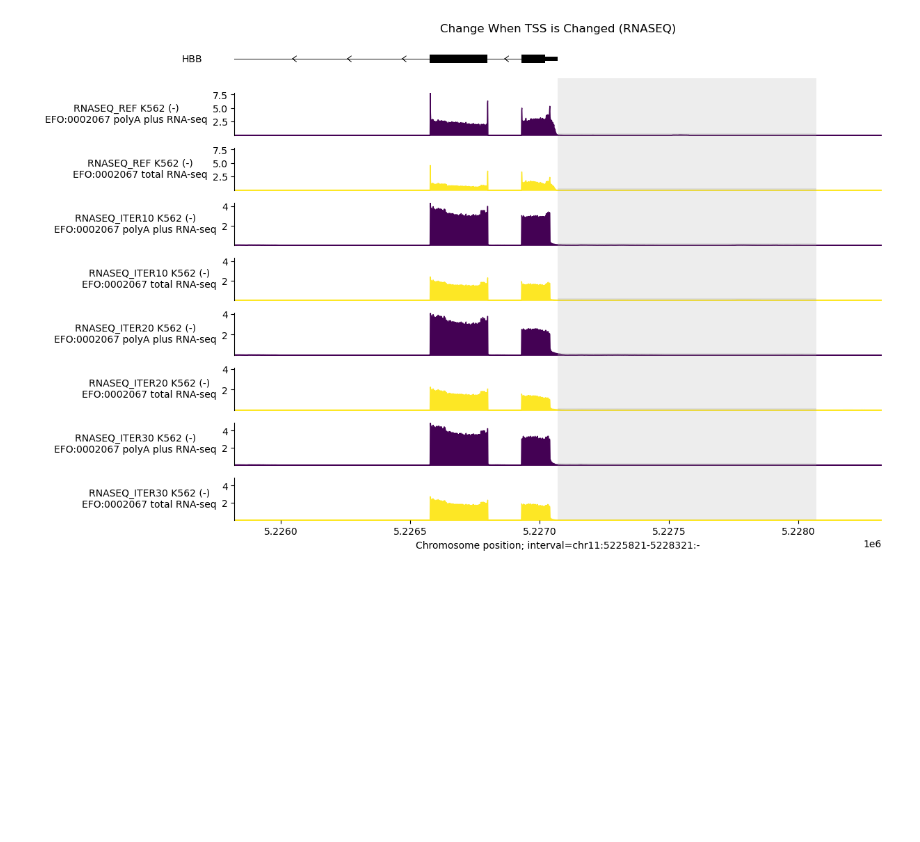
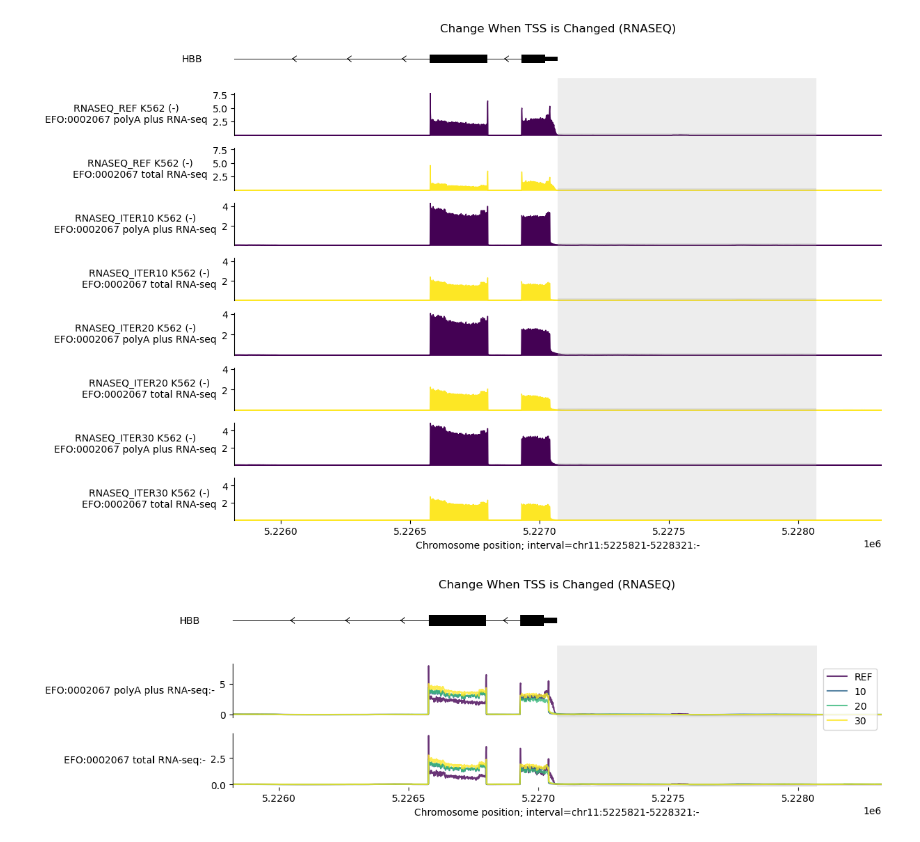
Before and after one commit to leemnj/iterative-dna-reconstruction, a Jupyter notebook: 03_dna-fm-to-alphagenome/regulator-to-alphagenome/load-and-insert-promoter.ipynb, the cells around one changed output. Cells and saved outputs as stored; diff of their text form; code cells hidden in the pictures; blank space fills up the shorter version.

```diff
--- a/03_dna-fm-to-alphagenome/regulator-to-alphagenome/load-and-insert-promoter.ipynb
+++ b/03_dna-fm-to-alphagenome/regulator-to-alphagenome/load-and-insert-promoter.ipynb
@@ -647,3 +651,34 @@ plot=pc.plot(
 # TODO
 # rna-seq은 overlaid 해서 판단을 더 해보는 것도 좋을 듯
 # .env + .gitignore 만들어서 api key 숨기기
+# %%
+plot=pc.plot(
+    [
+        pc.TranscriptAnnotation(longest_transcripts),
+        pc.OverlaidTracks(
+            order_tdata_by_mean=False,
+            tdata={
+                # 'REF': pc.Tracks(rnaseq_ref, filled=True, ylabel_template="RNASEQ_REF {biosample_name} ({strand})\n{name}", shared_y_scale=True),
+                # '10': pc.Tracks(rnaseq_iter10, filled=True, ylabel_template="RNASEQ_ITER10 {biosample_name} ({strand})\n{name}", shared_y_scale=True),
+                # '20': pc.Tracks(rnaseq_iter20, filled=True, ylabel_template="RNASEQ_ITER20 {biosample_name} ({strand})\n{name}", shared_y_scale=True),
+                # '30': pc.Tracks(rnaseq_iter30, filled=True, ylabel_template="RNASEQ_ITER30 {biosample_name} ({strand})\n{name}", shared_y_scale=True),
+                'REF': rnaseq_ref,
+                '10': rnaseq_iter10,
+                '20': rnaseq_iter20,
+                '30': rnaseq_iter30,
+            },
+        ),
+
+    ],
+
+    interval=interval_vis.resize(2500),
+    annotations=[plot_components.IntervalAnnotation(PROMOTER_INTERVAL)],
+    title="Change When TSS is Changed (RNASEQ)",
+    fig_width=12,
+    fig_height_scale=1.2
+    # despine=False,
+    # despine_keep_bottom=False,
+
+)
+# %% [output]
+[figure, added]
```
Also changed, not shown: parts of 6 cells of this notebook, 6 other files.
